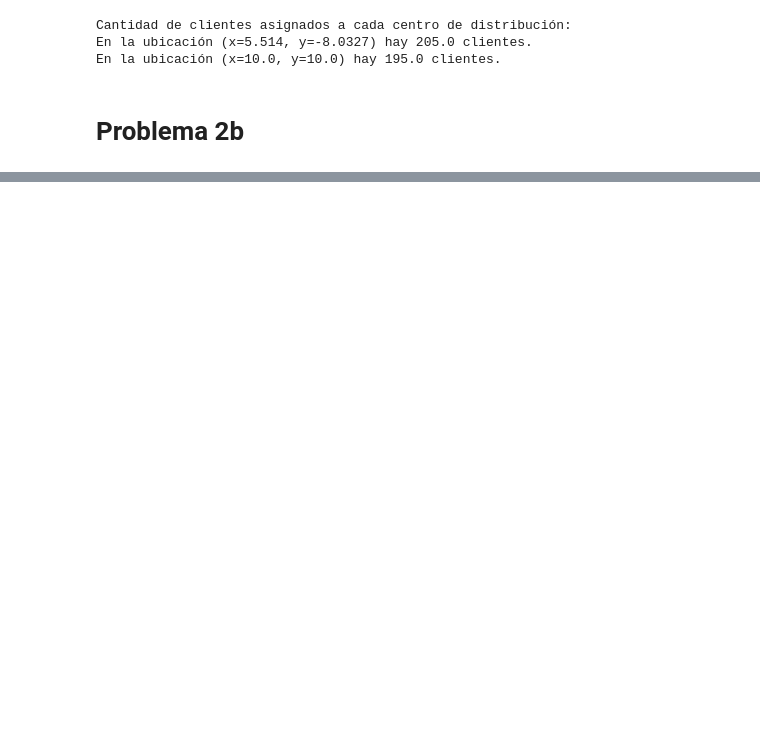
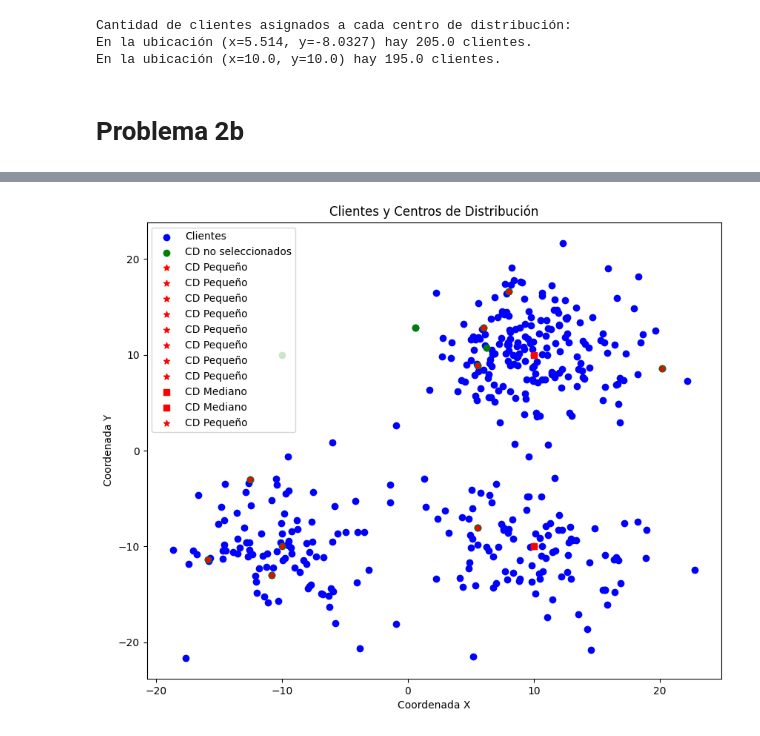
Before and after one commit to MacaMujica/taller-1-cadenas-de-suministros, a Jupyter notebook: tarea1.ipynb, the cells around one changed output, grey strips where cells are left out. Cells and saved outputs as stored; diff of their text form; code cells hidden in the pictures; blank space fills up the shorter version.

```diff
--- a/tarea1.ipynb
+++ b/tarea1.ipynb
@@ -545,0 +699,30 @@ En la ubicación (x=10.0, y=10.0) hay 195.0 clientes.
+# %%
+import matplotlib.pyplot as plt
+plt.figure(figsize=(10, 8))
+# Graficar los clientes
+plt.scatter(clientes['x'], clientes['y'], c='blue', label='Clientes')
+
+# Graficar todos los centros de distribución
+plt.scatter(cd_df['x'], cd_df['y'], c='green', marker='o', label='CD no seleccionados')
+
+# Graficar los centros de distribución seleccionados
+for j, info in cd_info.items():
+    if info['clientes'] > 0:  # Si el centro de distribución tiene clientes asignados
+        if info['tamaño'] == 'pequeño':
+            marker = '*'  # Círculo para centros pequeños
+        elif info['tamaño'] == 'mediano':
+            marker = 's'  # Cuadrado para centros medianos
+        else:
+            marker = 'D'  # Diamante para centros grandes
+        plt.scatter(cd.at[j, 'x'], cd.at[j, 'y'], c='red', marker=marker, label=f"CD {info['tamaño'].capitalize()}")
+
+# Configurar la gráfica
+plt.xlabel('Coordenada X')
+plt.ylabel('Coordenada Y')
+plt.title('Clientes y Centros de Distribución')
+plt.legend()
+
+# Mostrar la gráfica
+plt.show()
+# %% [output]
+[figure, added]
```
Also changed, not shown: parts of 9 cells of this notebook.
